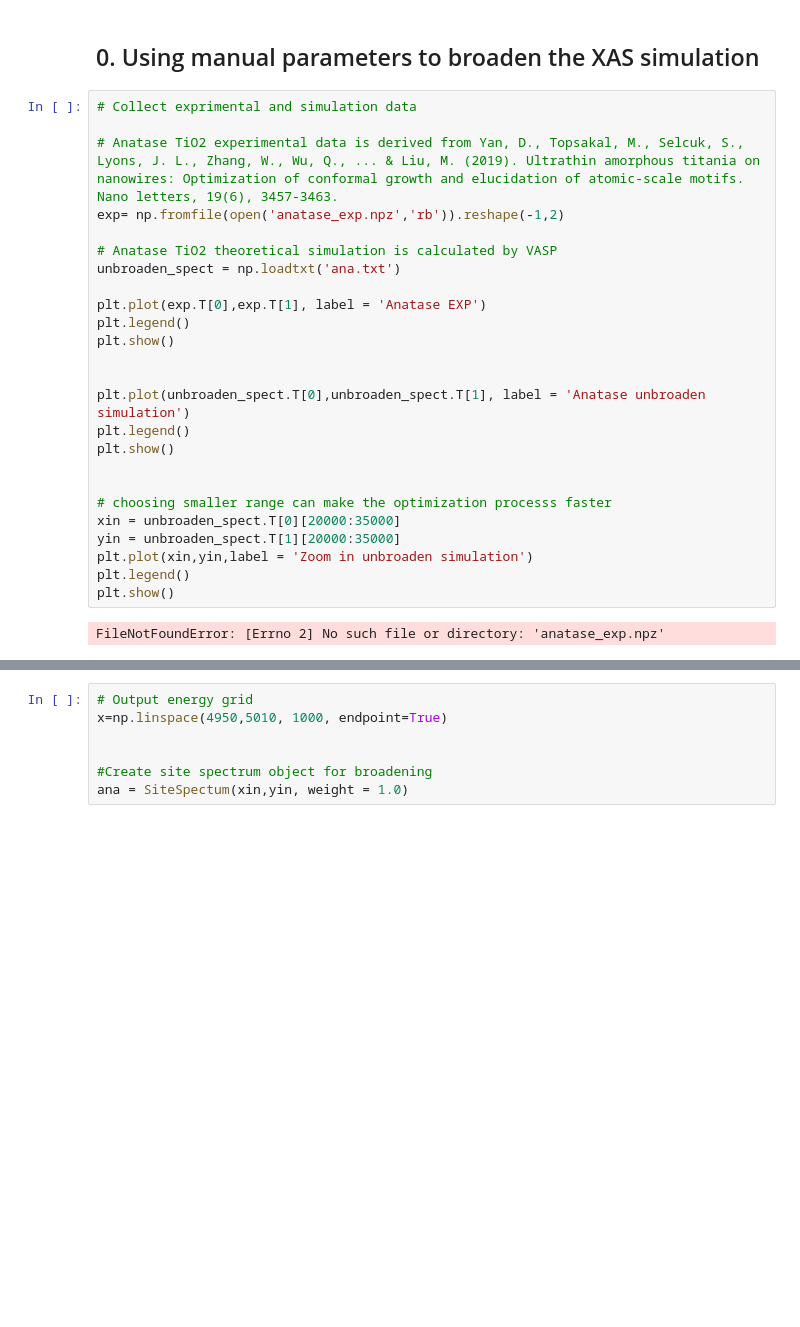
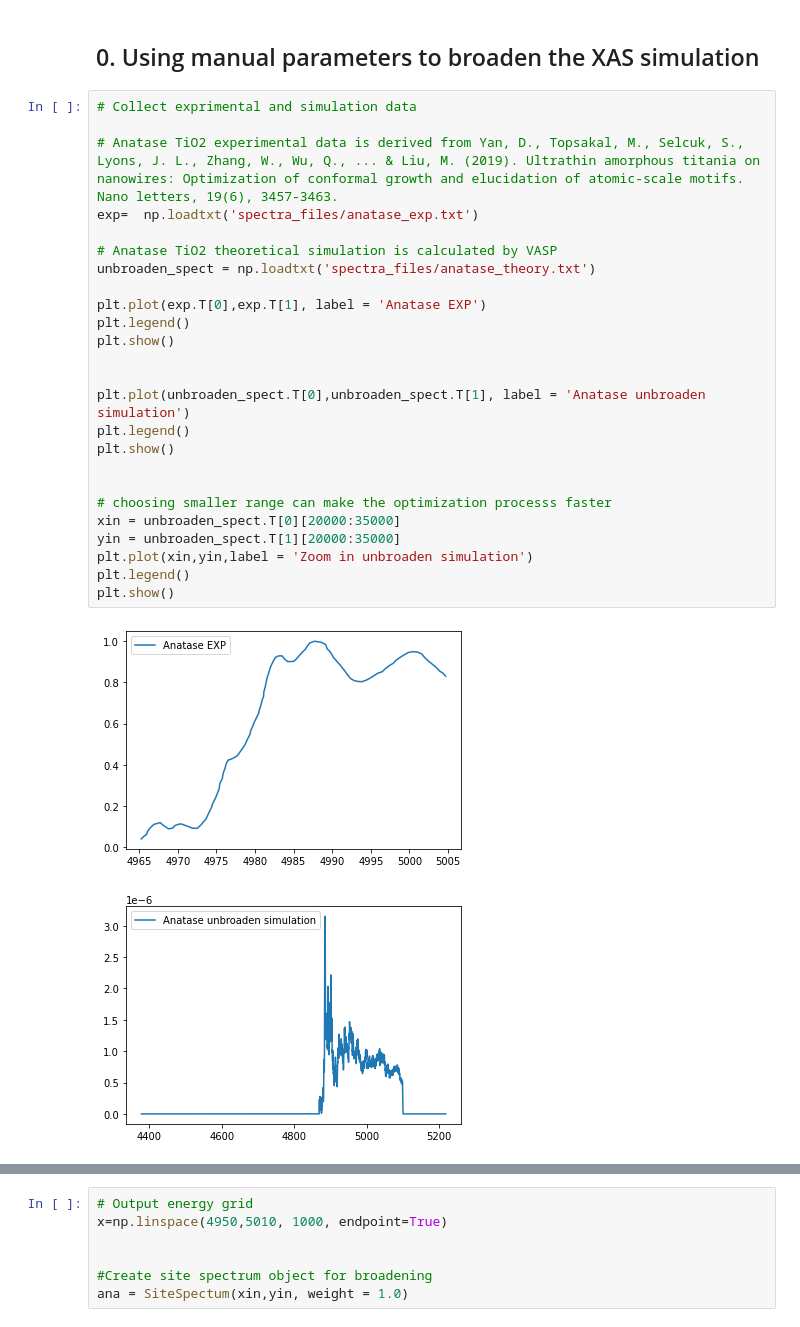
Before and after one commit to AI-multimodal/Lightshow, a Jupyter notebook: notebooks/01_Ti_K_anatase_broaden.ipynb, the cells around one changed output, grey strips where cells are left out. Saved outputs shown, nothing was run; the diff lists cells and outputs as text; blank space fills up the shorter version.

```diff
--- a/lightshow/postprocess/example/XASBroadening.ipynb
+++ b/notebooks/01_Ti_K_anatase_broaden.ipynb
@@ -28,27 +38,28 @@ from broaden import *
 # %%
 # Collect exprimental and simulation data
 
 # Anatase TiO2 experimental data is derived from Yan, D., Topsakal, M., Selcuk, S., Lyons, J. L., Zhang, W., Wu, Q., ... & Liu, M. (2019). Ultrathin amorphous titania on nanowires: Optimization of conformal growth and elucidation of atomic-scale motifs. Nano letters, 19(6), 3457-3463.
-exp= np.fromfile(open('anatase_exp.npz','rb')).reshape(-1,2)
+exp=  np.loadtxt('spectra_files/anatase_exp.txt')
 
 # Anatase TiO2 theoretical simulation is calculated by VASP
-unbroaden_spect = np.loadtxt('ana.txt')
+unbroaden_spect = np.loadtxt('spectra_files/anatase_theory.txt')
 
 plt.plot(exp.T[0],exp.T[1], label = 'Anatase EXP')
 plt.legend()
 plt.show()
 
 
 plt.plot(unbroaden_spect.T[0],unbroaden_spect.T[1], label = 'Anatase unbroaden simulation')
 plt.legend()
 plt.show()
 
 
 # choosing smaller range can make the optimization processs faster
 xin = unbroaden_spect.T[0][20000:35000]
 yin = unbroaden_spect.T[1][20000:35000]
 plt.plot(xin,yin,label = 'Zoom in unbroaden simulation')
 plt.legend()
 plt.show()
 # %% [output]
-FileNotFoundError: [Errno 2] No such file or directory: 'anatase_exp.npz'
+[figure, added]
+[figure, added]
```
Also changed, not shown: parts of 6 cells of this notebook, 12 other files.
